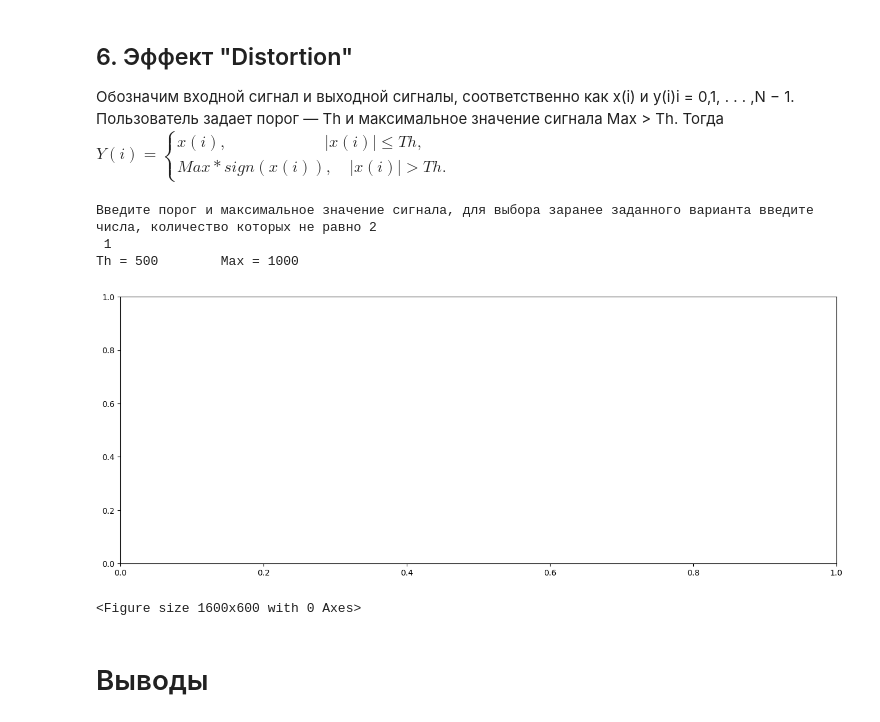
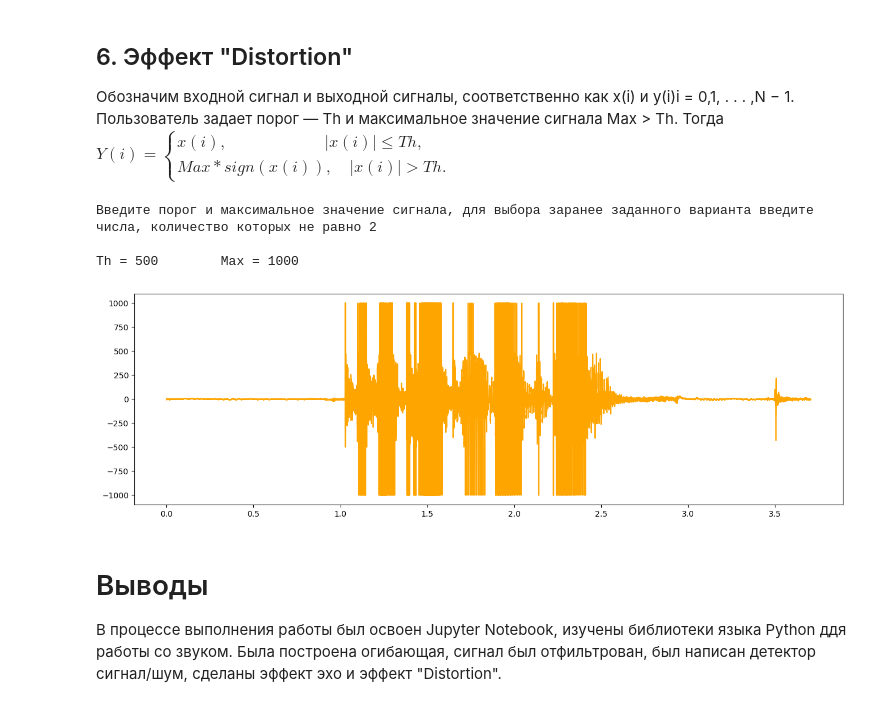
Before and after one commit to oorschnai/Math_Packages, a Jupyter notebook: lab1/lab1.ipynb, the cells around one changed output. Saved outputs shown, nothing was run; the diff lists cells and outputs as text; code cells hidden in the pictures.

```diff
--- a/lab1/lab1.ipynb
+++ b/lab1/lab1.ipynb
@@ -197,34 +197,34 @@ Max*sign(x(i)), \quad |x(i)|> Th.
 # %%
 print("Введите порог и максимальное значение сигнала, для выбора заранее заданного варианта введите числа, количество которых не равно 2")
 inpt = input().split();
 if len(inpt) != 2:
     th = 500
     Max = 1000
 else:
     th = int(inpt[0])
     Max = int(inpt[1])
     if Max <= th:
         Max += th
 print("Th =", th, "\tMax =", Max)
 distortion = []
 for i in range(len(data)):
     if abs(data[i]) <= th:
-        distortion += data[i]
+        distortion.append(data[i])
     else:
-        distortion += (Max * np.sign(data[i]))
+        distortion.append(Max * np.sign(data[i]))
 
 wavfile.write("num5.wav",sampleRate, np.array(distortion).astype(np.int16))
 
 f = plt.figure()
 f.set_figwidth(16)
 #f.set_figheight(6)
 plt.plot(time, distortion, color="orange")
 plt.show();
 # %% [output]
 Введите порог и максимальное значение сигнала, для выбора заранее заданного варианта введите числа, количество которых не равно 2
- 1
+
 Th = 500        Max = 1000
-[figure, old version]
+[figure, new version]
-<Figure size 1600x600 with 0 Axes>
 # %% [markdown]
 # Выводы
+В процессе выполнения работы был освоен Jupyter Notebook, изучены библиотеки языка Python ддя работы со звуком. Была построена огибающая, сигнал был отфильтрован, был написан детектор сигнал/шум, сделаны эффект эхо и эффект "Distortion".
```
Also changed, not shown: parts of 1 cell of this notebook.
